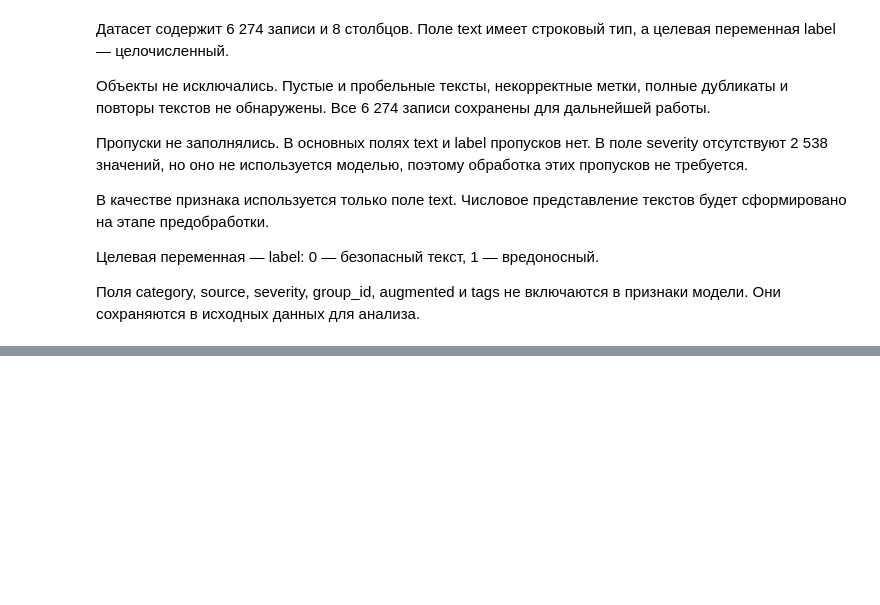
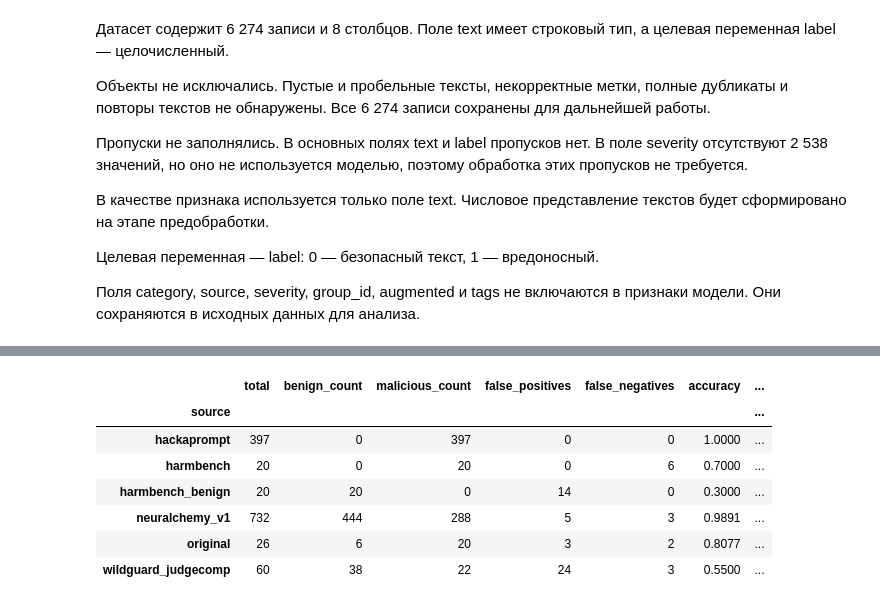
Before and after one commit to any3zing/ml-project, a Jupyter notebook: notebooks/Lab2.ipynb, the cells around one changed output, grey strips where cells are left out. Cells and saved outputs as stored; diff of their text form; code cells hidden in the pictures; blank space fills up the shorter version.

```diff
--- a/notebooks/Lab2.ipynb
+++ b/notebooks/Lab2.ipynb
@@ -635,0 +567,47 @@ print("Файл метрик существует:",
+# %%
+evaluation["false_positive"] = (
+    evaluation["label"].eq(0)
+    & evaluation["prediction"].eq(1)
+)
+
+evaluation["false_negative"] = (
+    evaluation["label"].eq(1)
+    & evaluation["prediction"].eq(0)
+)
+
+evaluation["correct"] = (
+    evaluation["label"] == evaluation["prediction"]
+)
+
+source_metrics = (
+    evaluation.groupby("source")
+    .agg(
+        total=("label", "size"),
+        benign_count=("label", lambda values: values.eq(0).sum()),
+        malicious_count=("label", lambda values: values.eq(1).sum()),
+        false_positives=("false_positive", "sum"),
+        false_negatives=("false_negative", "sum"),
+        accuracy=("correct", "mean"),
+    )
+)
+
+source_metrics["false_positive_rate"] = (
+    source_metrics["false_positives"]
+    / source_metrics["benign_count"].replace(0, float("nan"))
+)
+
+source_metrics["false_negative_rate"] = (
+    source_metrics["false_negatives"]
+    / source_metrics["malicious_count"].replace(0, float("nan"))
+)
+
+display(source_metrics.round(4))
+# %% [output]
+|  | total | benign_count | malicious_count | false_positives | false_negatives | accuracy | ... |
+| source |  |  |  |  |  |  | ... |
+| hackaprompt | 397 | 0 | 397 | 0 | 0 | 1.0000 | ... |
+| harmbench | 20 | 0 | 20 | 0 | 6 | 0.7000 | ... |
+| harmbench_benign | 20 | 20 | 0 | 14 | 0 | 0.3000 | ... |
+| neuralchemy_v1 | 732 | 444 | 288 | 5 | 3 | 0.9891 | ... |
+| original | 26 | 6 | 20 | 3 | 2 | 0.8077 | ... |
+| wildguard_judgecomp | 60 | 38 | 22 | 24 | 3 | 0.5500 | ... |
```
Also changed, not shown: parts of 58 cells of this notebook, 11 other files.
